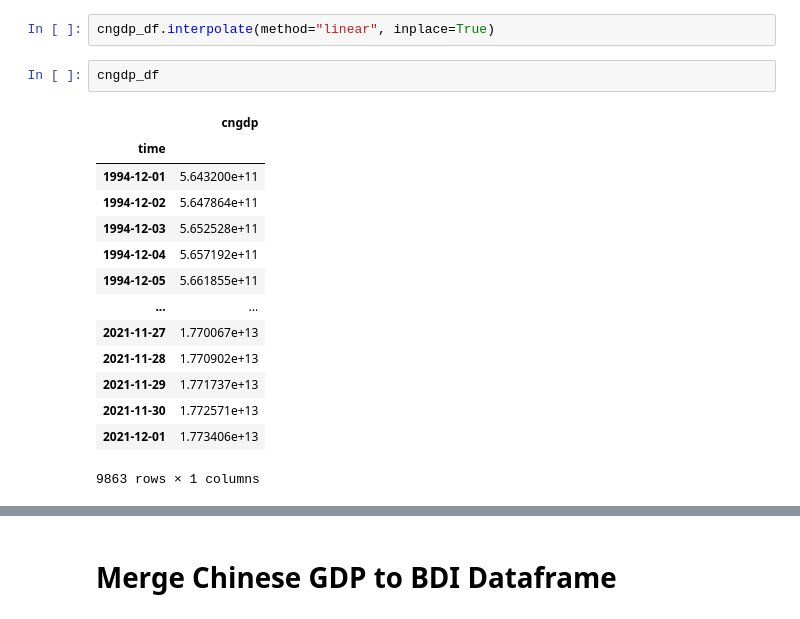
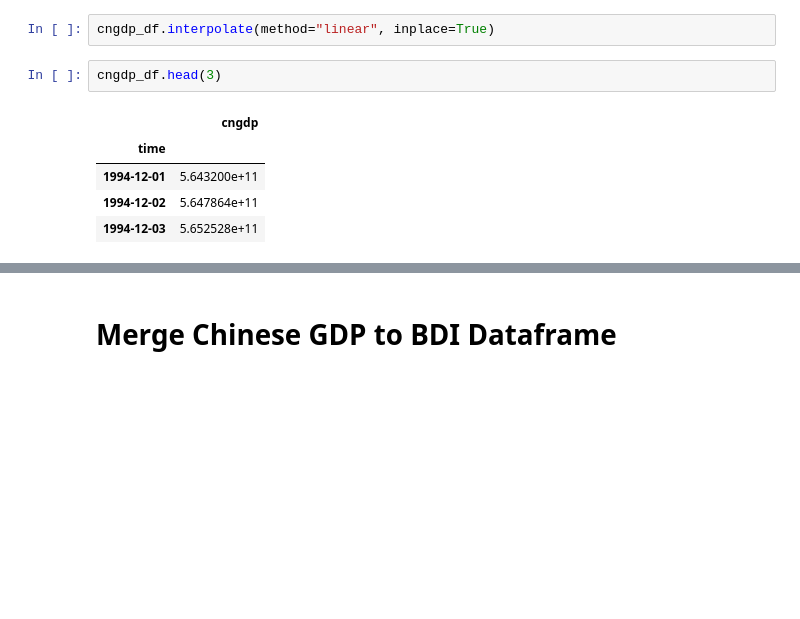
Before and after one commit to LeibnizianOptimist/bdi_predict, a Jupyter notebook: notebooks/CNGDP Feature Cleaning.ipynb, the cells around one changed output, grey strips where cells are left out. Saved outputs shown, nothing was run; the diff lists cells and outputs as text; blank space fills up the shorter version.

```diff
--- a/notebooks/CNGDP Feature Cleaning.ipynb
+++ b/notebooks/CNGDP Feature Cleaning.ipynb
@@ -104,19 +104,10 @@ cngdp_df
 # %%
 cngdp_df.interpolate(method="linear", inplace=True)
 # %%
-cngdp_df
+cngdp_df.head(3)
 # %% [output]
 |  | cngdp |
 | time |  |
 | 1994-12-01 | 5.643200e+11 |
 | 1994-12-02 | 5.647864e+11 |
 | 1994-12-03 | 5.652528e+11 |
-| 1994-12-04 | 5.657192e+11 |
-| 1994-12-05 | 5.661855e+11 |
-| ... | ... |
-| 2021-11-27 | 1.770067e+13 |
-| 2021-11-28 | 1.770902e+13 |
-| 2021-11-29 | 1.771737e+13 |
-| 2021-11-30 | 1.772571e+13 |
-| 2021-12-01 | 1.773406e+13 |
-9863 rows × 1 columns
```
Also changed, not shown: parts of 4 cells of this notebook, 1 other file.
